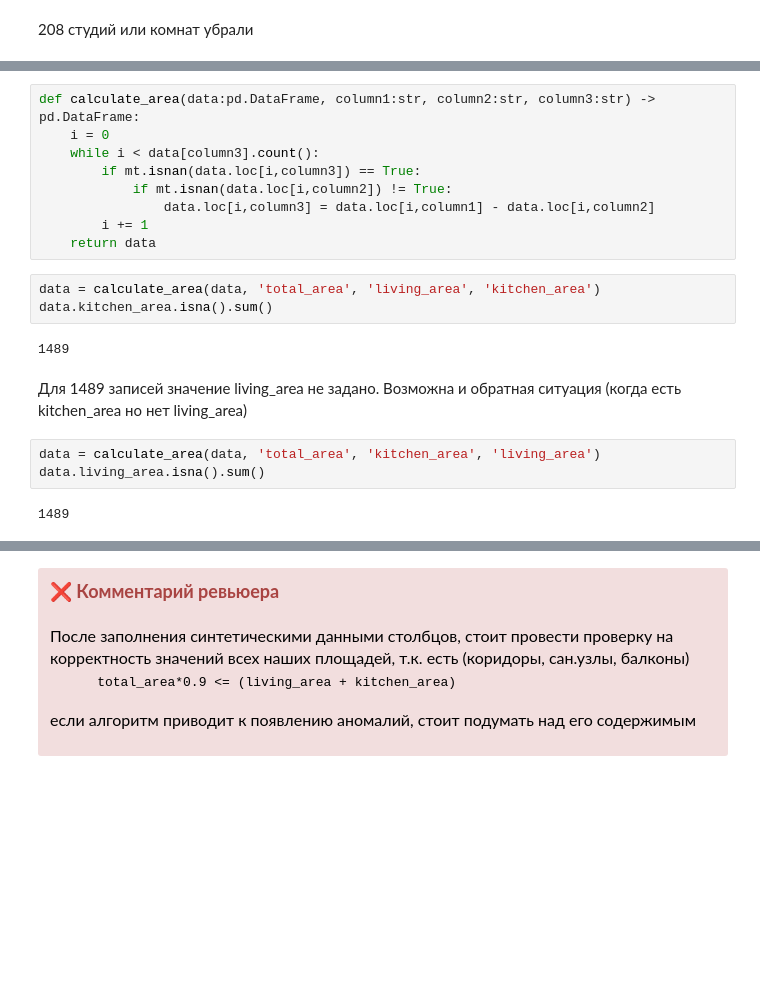
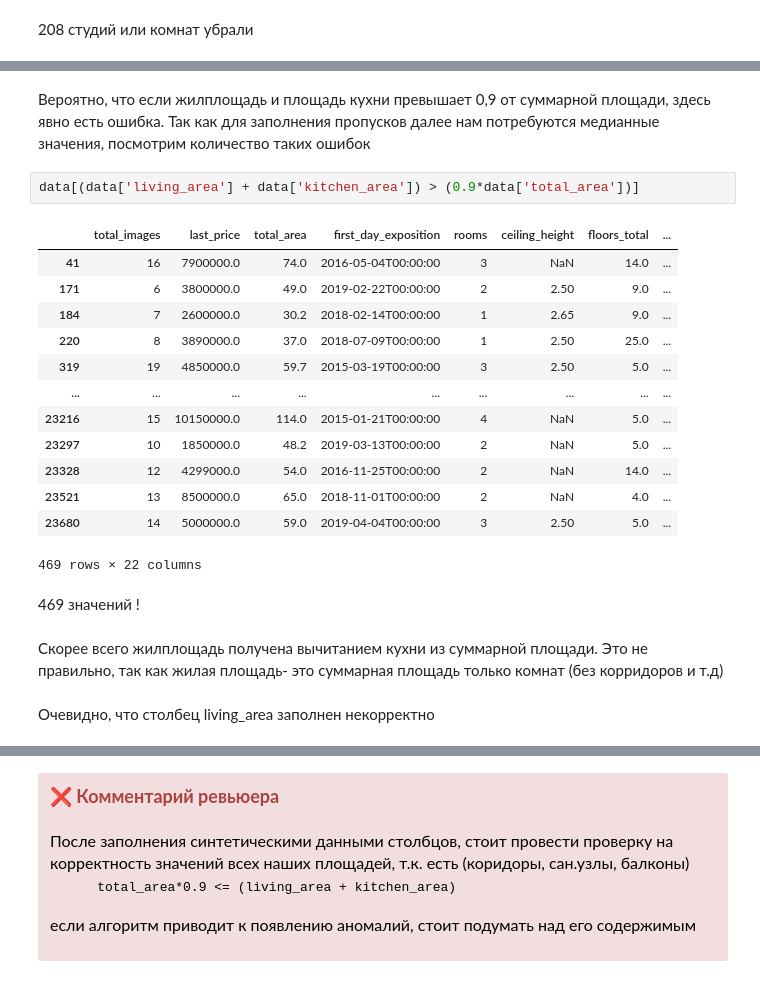
Before and after one commit to DmitrijUsachev/Sprint3, a Jupyter notebook: sprint_3_project.ipynb, the cells around one changed output, grey strips where cells are left out. Saved outputs shown, nothing was run; the diff lists cells and outputs as text; blank space fills up the shorter version.

```diff
--- a/sprint_3_project.ipynb
+++ b/sprint_3_project.ipynb
@@ -346,21 +342,25 @@ data.kitchen_area.isna().sum()
-# %%
-def calculate_area(data:pd.DataFrame, column1:str, column2:str, column3:str) -> pd.DataFrame:
-    i = 0
-    while i < data[column3].count():
-        if mt.isnan(data.loc[i,column3]) == True:
-            if mt.isnan(data.loc[i,column2]) != True:
-                data.loc[i,column3] = data.loc[i,column1] - data.loc[i,column2]
-        i += 1
-    return data
-# %%
-data = calculate_area(data, 'total_area', 'living_area', 'kitchen_area')
-data.kitchen_area.isna().sum()
-# %% [output]
-1489
-# %% [markdown]
-Для 1489 записей значение living_area не задано. Возможна и обратная ситуация (когда есть kitchen_area но нет living_area)
-# %%
-data = calculate_area(data, 'total_area', 'kitchen_area', 'living_area')
-data.living_area.isna().sum()
-# %% [output]
-1489
+# %% [markdown]
+Вероятно, что если жилплощадь и площадь кухни превышает 0,9 от суммарной площади, здесь явно есть ошибка.
+Так как для заполнения пропусков далее нам потребуются медианные значения, посмотрим количество таких ошибок
+# %%
+data[(data['living_area'] + data['kitchen_area']) > (0.9*data['total_area'])]
+# %% [output]
+|  | total_images | last_price | total_area | first_day_exposition | rooms | ceiling_height | floors_total | ... |
+| 41 | 16 | 7900000.0 | 74.0 | 2016-05-04T00:00:00 | 3 | NaN | 14.0 | ... |
+| 171 | 6 | 3800000.0 | 49.0 | 2019-02-22T00:00:00 | 2 | 2.50 | 9.0 | ... |
+| 184 | 7 | 2600000.0 | 30.2 | 2018-02-14T00:00:00 | 1 | 2.65 | 9.0 | ... |
+| 220 | 8 | 3890000.0 | 37.0 | 2018-07-09T00:00:00 | 1 | 2.50 | 25.0 | ... |
+| 319 | 19 | 4850000.0 | 59.7 | 2015-03-19T00:00:00 | 3 | 2.50 | 5.0 | ... |
+| ... | ... | ... | ... | ... | ... | ... | ... | ... |
+| 23216 | 15 | 10150000.0 | 114.0 | 2015-01-21T00:00:00 | 4 | NaN | 5.0 | ... |
+| 23297 | 10 | 1850000.0 | 48.2 | 2019-03-13T00:00:00 | 2 | NaN | 5.0 | ... |
+| 23328 | 12 | 4299000.0 | 54.0 | 2016-11-25T00:00:00 | 2 | NaN | 14.0 | ... |
+| 23521 | 13 | 8500000.0 | 65.0 | 2018-11-01T00:00:00 | 2 | NaN | 4.0 | ... |
+| 23680 | 14 | 5000000.0 | 59.0 | 2019-04-04T00:00:00 | 3 | 2.50 | 5.0 | ... |
+469 rows × 22 columns
+# %% [markdown]
+469 значений !
+# %% [markdown]
+Скорее всего жилплощадь получена вычитанием кухни из суммарной площади. Это не правильно, так как жилая площадь- это суммарная площадь только комнат (без корридоров и т.д)
+# %% [markdown]
+Очевидно, что столбец living_area заполнен некорректно
```
Also changed, not shown: parts of 233 cells of this notebook.
